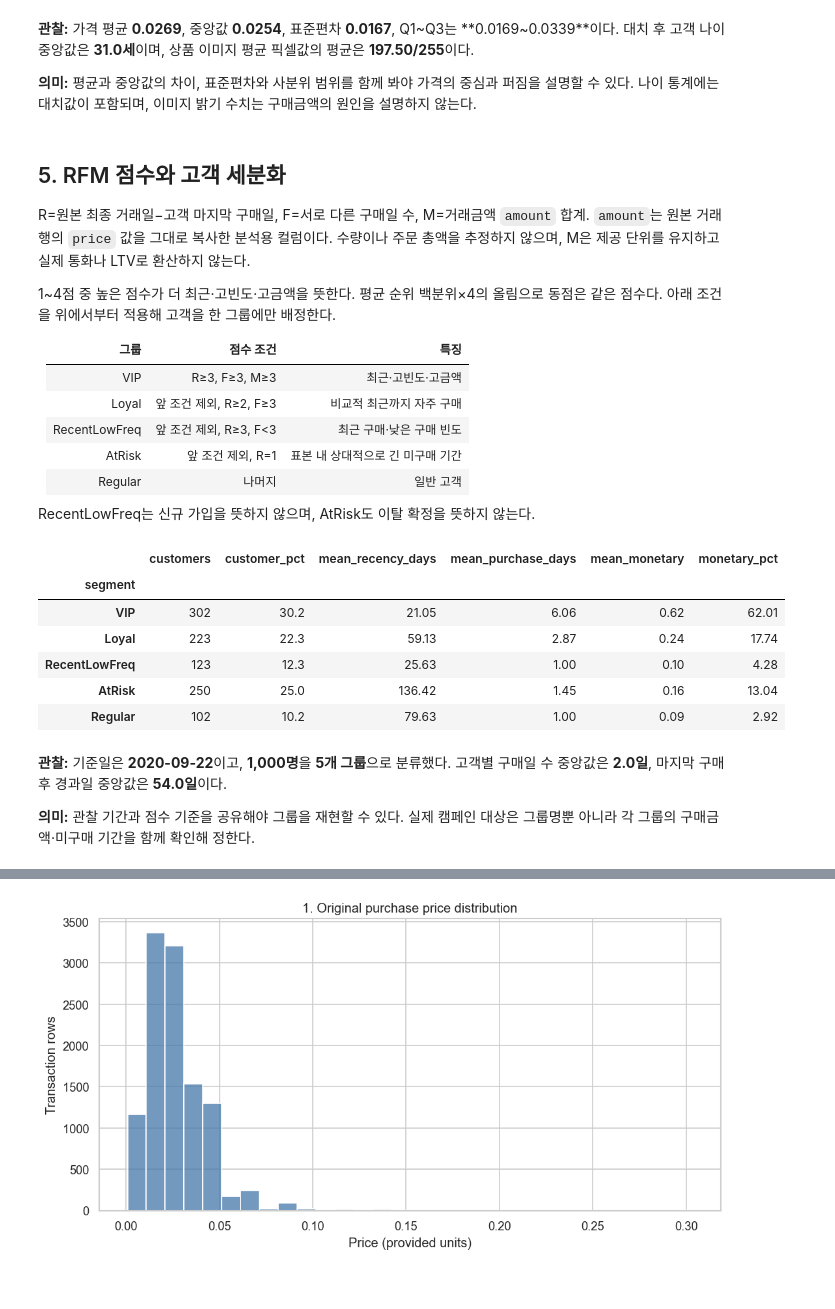
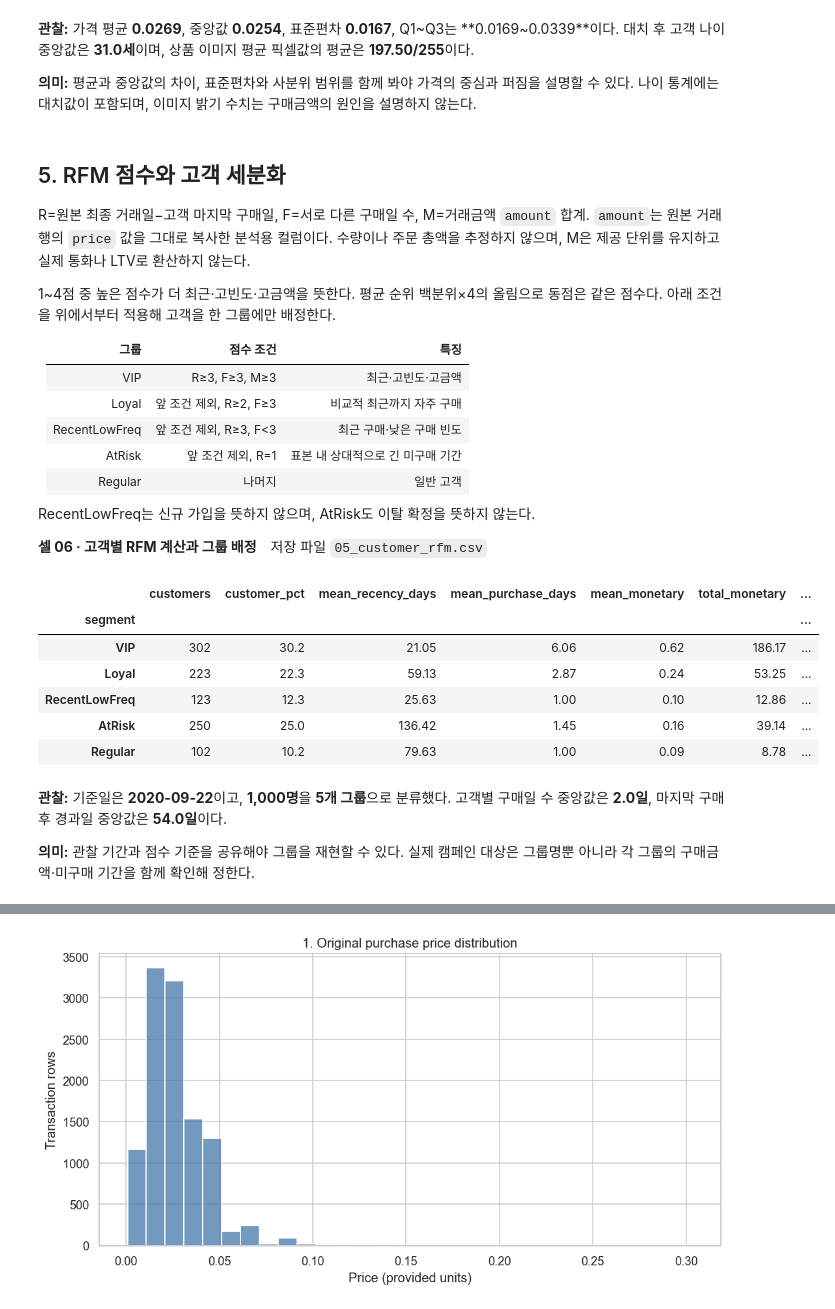
Before and after one commit to dave17code/a1-1-hnm-customer-analysis, a Jupyter notebook: notebooks/analysis_report.ipynb, the cells around one changed output, grey strips where cells are left out. Cells and saved outputs as stored; diff of their text form; code cells hidden in the pictures.

Commit message:
refactor: number notebook cells and keep only detailed CSV outputs

```diff
--- a/notebooks/analysis_report.ipynb
+++ b/notebooks/analysis_report.ipynb
@@ -11,7 +13,6 @@
 # %%
 from pathlib import Path
 import sys
-import io
 import numpy as np
 import pandas as pd
 import matplotlib.pyplot as plt
@@ -41,26 +42,17 @@ pd.set_option("display.max_columns", 18)
 pd.set_option("display.max_colwidth", 35)
 shown_charts = set()
 
-CHART_NAMES = {1: 'price_histogram', 2: 'price_boxplot', 3: 'segment_counts', 4: 'rfm_correlation', 5: 'frequency_monetary', 6: 'monthly_amount'}
-EXPECTED_OUTPUTS = ['01_loaded_transactions.csv', '01_price_summary.csv', '01_age_summary_before.csv', '02_age_imputation.csv', '02_customers_cleaned.csv', '02_image_features.csv', '02_featured_transactions.csv', '03_outlier_rows.csv', '03_cleaned_transactions.csv', '03_preprocessing_log.csv', '03_iqr_bounds.csv', '04_summary_statistics.csv', '05_customer_rfm.csv', '05_segment_summary.csv', '06_rfm_correlations.csv', '06_monthly_amount.csv', '00_environment.txt', '01_data_info.txt', '01_load_notes.md', '02_features_notes.md', '03_iqr_notes.md', '04_statistics_notes.md', '05_rfm_notes.md', '06_01_price_histogram.md', '06_02_price_boxplot.md', '06_03_segment_counts.md', '06_04_rfm_correlation.md', '06_05_frequency_monetary.md', '06_06_monthly_amount.md', '07_analysis_report.md', '06_01_price_histogram.png', '06_02_price_boxplot.png', '06_03_segment_counts.png', '06_04_rfm_correlation.png', '06_05_frequency_monetary.png', '06_06_monthly_amount.png']
-
 def show_chart(number):
     plt.tight_layout()
-    outputs.save_figure(f"06_{number:02d}_{CHART_NAMES[number]}.png", plt.gcf())
     plt.show()
     plt.close()
     shown_charts.add(number)
 
-def show_notes(filename, text):
-    outputs.save_text(filename, text)
+def show_notes(text):
     display(Markdown(text))
 
 print("실행 중인 Python:", sys.executable)
 print("프로젝트 및 데이터 위치:", ROOT)
 print("NumPy:", np.__version__, "| Pandas:", pd.__version__)
-outputs.save_text("00_environment.txt", (
-    f"Python: {sys.version.split()[0]}\nPython executable: {sys.executable}\n"
-    f"Project: {ROOT}\nNumPy: {np.__version__}\nPandas: {pd.__version__}\n"
-))
-print("단계별 결과 저장 위치:", outputs.output_dir)
+print("전체 행 CSV 저장 위치:", outputs.output_dir)
 # %% [output]
@@ -267,27 +256,28 @@ R=원본 최종 거래일−고객 마지막 구매일, F=서로 다른 구매
 | Regular | 나머지 | 일반 고객 |
 
 RecentLowFreq는 신규 가입을 뜻하지 않으며, AtRisk도 이탈 확정을 뜻하지 않는다.
+
+**셀 06 · 고객별 RFM 계산과 그룹 배정**　저장 파일 `05_customer_rfm.csv`
 # %%
 rfm = analyzer.calculate_rfm(customer_col="customer_id", date_col="order_date", amount_col="amount",
                              reference_date=meta["reference_date"])
 segments = analyzer.segment_summary()
 outputs.save_table("05_customer_rfm.csv", rfm, index=True, index_label="customer_id")
-outputs.save_table("05_segment_summary.csv", segments, index=True, index_label="segment")
 display(segments[["customers", "customer_pct", "mean_recency_days", "mean_purchase_days",
-                  "mean_monetary", "monetary_pct"]].round(2))
-show_notes("05_rfm_notes.md",
+                  "mean_monetary", "total_monetary", "monetary_pct"]].round(2))
+show_notes(
     f"**관찰:** 기준일은 **{analyzer.reference_date.date()}**이고, **{len(rfm):,}명**을 "
     f"**{rfm.segment.nunique()}개 그룹**으로 분류했다. 고객별 구매일 수 중앙값은 "
     f"**{rfm.Frequency.median():.1f}일**, 마지막 구매 후 경과일 중앙값은 **{rfm.Recency.median():.1f}일**이다.\n\n"
     "**의미:** 관찰 기간과 점수 기준을 공유해야 그룹을 재현할 수 있다. 실제 캠페인 대상은 그룹명뿐 아니라 각 그룹의 구매금액·미구매 기간을 함께 확인해 정한다.")
 # %% [output]
-|  | customers | customer_pct | mean_recency_days | mean_purchase_days | mean_monetary | monetary_pct |
-| segment |  |  |  |  |  |  |
-| VIP | 302 | 30.2 | 21.05 | 6.06 | 0.62 | 62.01 |
-| Loyal | 223 | 22.3 | 59.13 | 2.87 | 0.24 | 17.74 |
-| RecentLowFreq | 123 | 12.3 | 25.63 | 1.00 | 0.10 | 4.28 |
-| AtRisk | 250 | 25.0 | 136.42 | 1.45 | 0.16 | 13.04 |
-| Regular | 102 | 10.2 | 79.63 | 1.00 | 0.09 | 2.92 |
+|  | customers | customer_pct | mean_recency_days | mean_purchase_days | mean_monetary | total_monetary | ... |
+| segment |  |  |  |  |  |  | ... |
+| VIP | 302 | 30.2 | 21.05 | 6.06 | 0.62 | 186.17 | ... |
+| Loyal | 223 | 22.3 | 59.13 | 2.87 | 0.24 | 53.25 | ... |
+| RecentLowFreq | 123 | 12.3 | 25.63 | 1.00 | 0.10 | 12.86 | ... |
+| AtRisk | 250 | 25.0 | 136.42 | 1.45 | 0.16 | 39.14 | ... |
+| Regular | 102 | 10.2 | 79.63 | 1.00 | 0.09 | 8.78 | ... |
 **관찰:** 기준일은 **2020-09-22**이고, **1,000명**을 **5개 그룹**으로 분류했다. 고객별 구매일 수 중앙값은 **2.0일**, 마지막 구매 후 경과일 중앙값은 **54.0일**이다.
 
 **의미:** 관찰 기간과 점수 기준을 공유해야 그룹을 재현할 수 있다. 실제 캠페인 대상은 그룹명뿐 아니라 각 그룹의 구매금액·미구매 기간을 함께 확인해 정한다.
```
Also changed, not shown: parts of 24 cells of this notebook, 37 other files.
